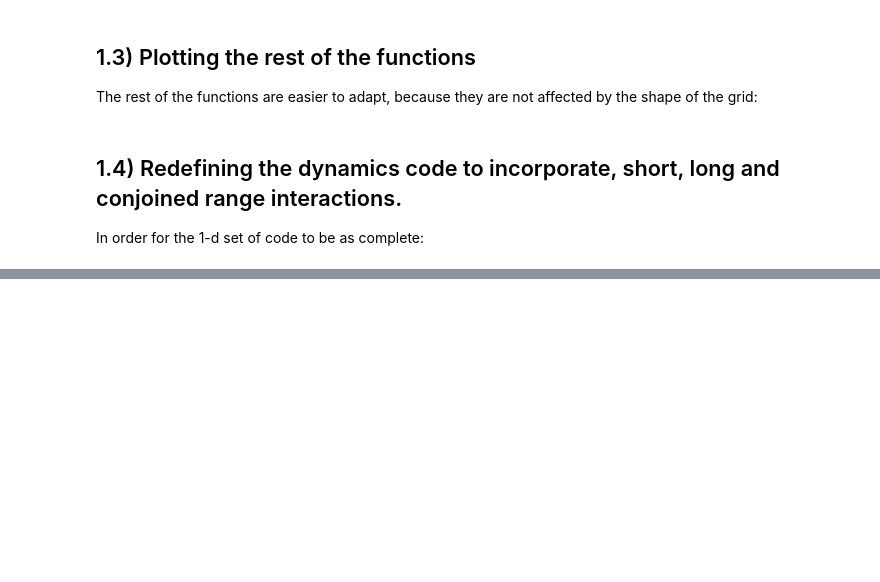
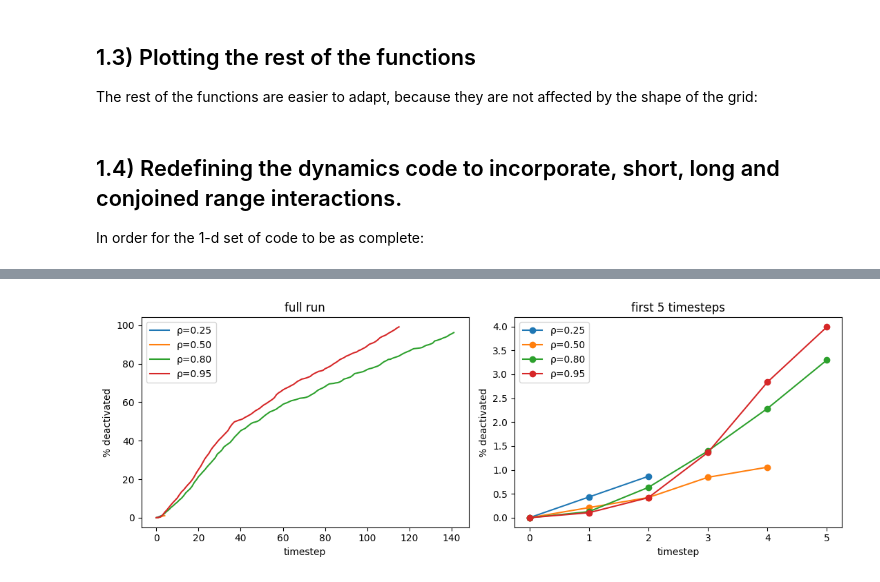
Before and after one commit to IgnacioMPineda/IPT-problem---Mousetrap-Dynamics, a Jupyter notebook: Notebook 1 - One dimensional dynamics.ipynb, the cells around one changed output, grey strips where cells are left out. Drawn from its saved outputs; the diff is of its cells as text; code cells hidden in the pictures; blank space fills up the shorter version.

```diff
--- a/Notebook 1 - One dimensional dynamics.ipynb
+++ b/Notebook 1 - One dimensional dynamics.ipynb
@@ -313,0 +316,26 @@ plt.show()
+# %%
+
+f_k = lambda rng: rng.geometric(p=0.3) + 1
+p_succ_long = lambda k: 0.9 + 0*k
+kw = dict(p_succ_short=0.9, p_long=1.0, m=5, L=1000, steps=1000)
+
+hists = {rho: history_1d(rho, f_k, p_succ_long, rng=np.random.default_rng(0), **kw)
+         for rho in [0.25, 0.5, 0.8, 0.95]}
+
+fig, (ax1, ax2) = plt.subplots(1, 2, figsize=(11, 4), sharey=False)
+for rho, h in hists.items():
+    y = pct_deactivated(h)
+    ax1.plot(y, label=f'ρ={rho:.2f}')
+    ax2.plot(range(min(6, len(y))), y[:6], marker='o', label=f'ρ={rho:.2f}')
+
+ax1.set_title('full run')
+ax2.set_title('first 5 timesteps')
+ax2.set_xticks(range(6))
+for ax in (ax1, ax2):
+    ax.set_xlabel('timestep')
+    ax.set_ylabel('% deactivated')
+    ax.legend()
+plt.tight_layout()
+plt.show()
+# %% [output]
+[figure, added]
```
Also changed, not shown: parts of 4 cells of this notebook.
